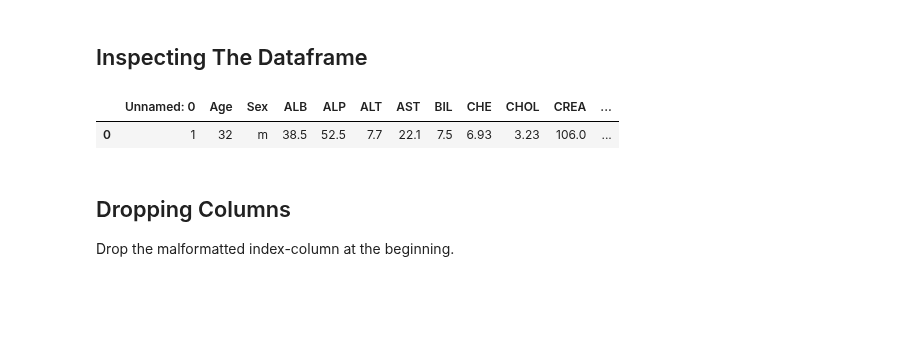
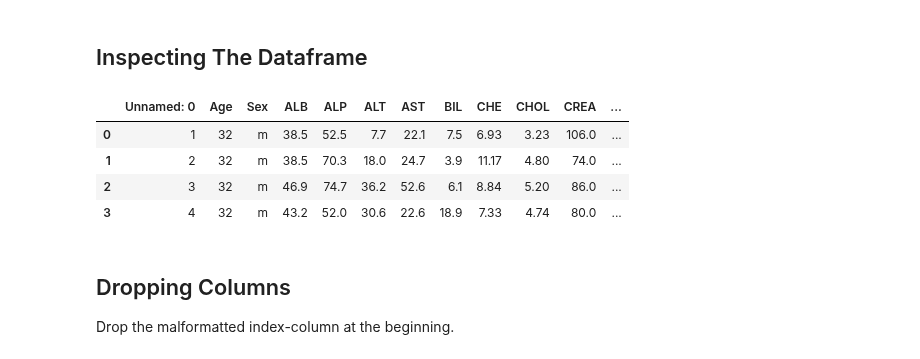
Before and after one commit to MarcoAigner/Machine-Learning-Practical, a Jupyter notebook: project_3/phase_1.ipynb, the cells around one changed output. Cells and saved outputs as stored; diff of their text form; code cells hidden in the pictures; blank space fills up the shorter version.

```diff
--- a/project_3/phase_1.ipynb
+++ b/project_3/phase_1.ipynb
@@ -34,10 +35,13 @@ False
 # %% [markdown]
 ## Inspecting The Dataframe
 # %%
-data.head(1)
+data.head(4)
 # %% [output]
 |  | Unnamed: 0 | Age | Sex | ALB | ALP | ALT | AST | BIL | CHE | CHOL | CREA | ... |
 | 0 | 1 | 32 | m | 38.5 | 52.5 | 7.7 | 22.1 | 7.5 | 6.93 | 3.23 | 106.0 | ... |
+| 1 | 2 | 32 | m | 38.5 | 70.3 | 18.0 | 24.7 | 3.9 | 11.17 | 4.80 | 74.0 | ... |
+| 2 | 3 | 32 | m | 46.9 | 74.7 | 36.2 | 52.6 | 6.1 | 8.84 | 5.20 | 86.0 | ... |
+| 3 | 4 | 32 | m | 43.2 | 52.0 | 30.6 | 22.6 | 18.9 | 7.33 | 4.74 | 80.0 | ... |
 # %% [markdown]
 ## Dropping Columns
 Drop the malformatted index-column at the beginning.
```
Also changed, not shown: parts of 8 cells of this notebook.
